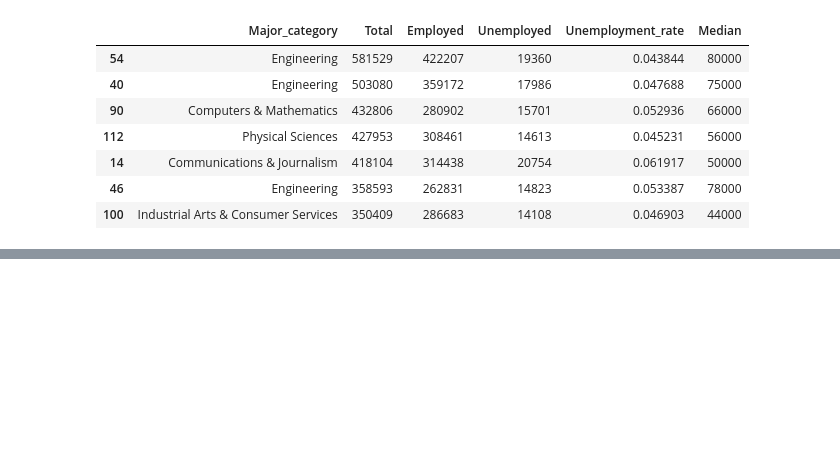
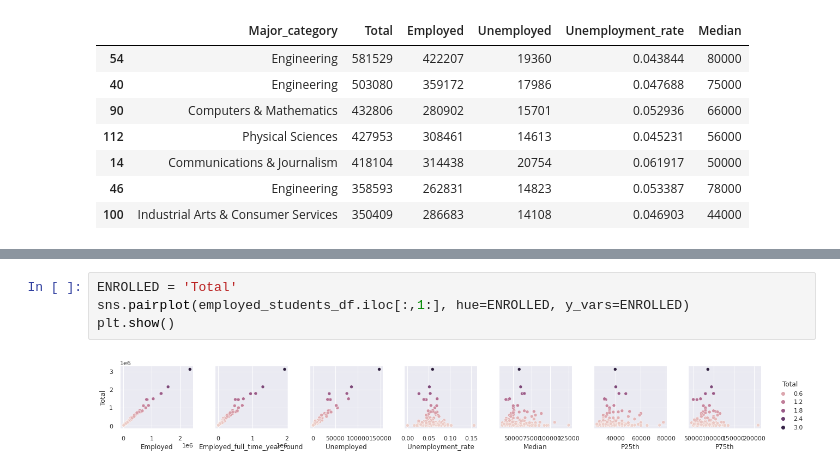
Before and after one commit to yabbou/Career_Forecasting, a Jupyter notebook: final_project.ipynb, the cells around one changed output, grey strips where cells are left out. Drawn from its saved outputs; the diff is of its cells as text; blank space fills up the shorter version.

```diff
--- a/final_project.ipynb
+++ b/final_project.ipynb
@@ -446,0 +581,6 @@ Part 3:
+# %%
+ENROLLED = 'Total'
+sns.pairplot(employed_students_df.iloc[:,1:], hue=ENROLLED, y_vars=ENROLLED)
+plt.show()
+# %% [output]
+[figure, added]
```
Also changed, not shown: parts of 50 cells of this notebook.
